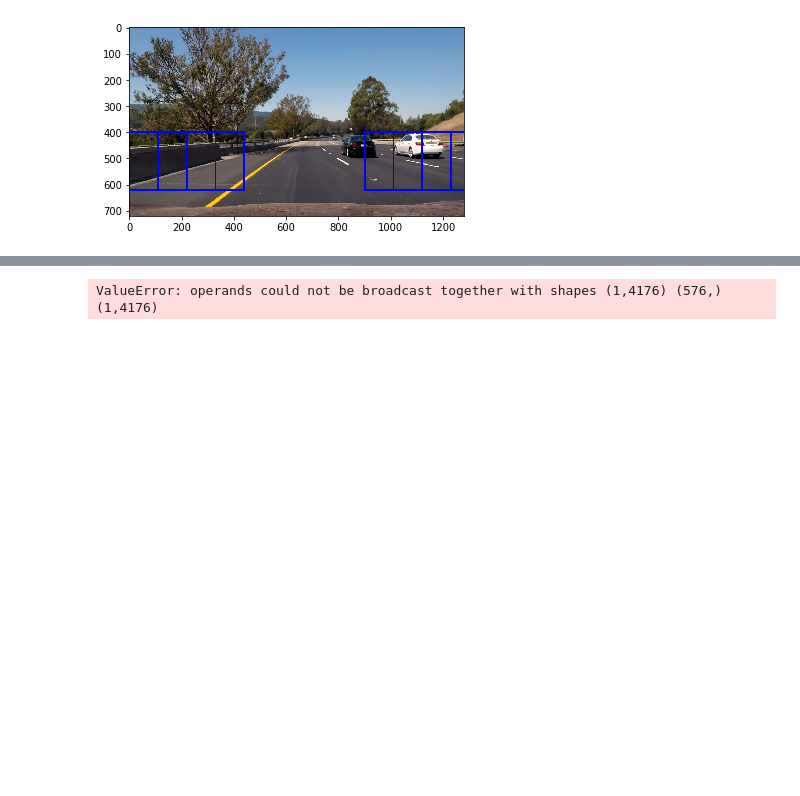
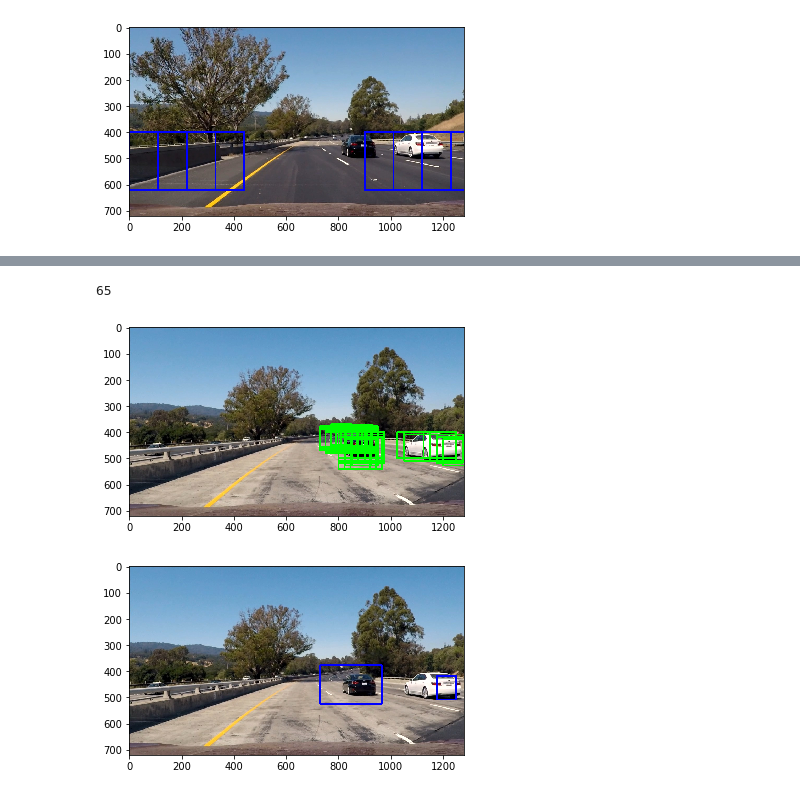
Before and after one commit to ravelantunes/CarND-Vehicle-Detection, a Jupyter notebook: Main.ipynb, the cells around one changed output, grey strips where cells are left out. Cells and saved outputs as stored; diff of their text form; code cells hidden in the pictures; blank space fills up the shorter version.

```diff
--- a/Main.ipynb
+++ b/Main.ipynb
@@ -154,6 +154,8 @@ def extract_features(imgs, color_space='RGB', spatial_size=(32, 32),
         if is_file_path:
             # Read in each one by one
             image = mpimg.imread(file)
+            if '.jpg' in file:
+                image = image.astype(np.float32)/255
         else:
             image = file
 
@@ -249,3 +251,14 @@ for image in car_images:
 print(len(car_images))
 # %% [output]
 17760
+# %%
+# Load training dataset
+car_images = glob.glob('udacity_cleaned/*/*.jpg')
+# cars = []
+# notcars = []
+for image in car_images:
+    if 'not_cars' in image:
+        notcars.append(image)
+    else:
+        cars.append(image)
+print(len(car_images))
@@ -421,7 +478,7 @@ pickle.dump(clf, f)
 f.close()
 # %%
 with open('solid.pickle', 'rb') as f:
-    clf = pickle.load(f)
+    clf2 = pickle.load(f)
 #     pass
 # %%
 def add_heat(heatmap, detected_windows):
@@ -451,33 +508,35 @@ def draw_labeled_bboxes(img, heatmap):
     # Return the image
     return img
 # %%
-img = mpimg.imread('test_images/test4.jpg')
+img = mpimg.imread('test_images/test1.jpg')
 img = img.astype(np.float32)/255
 # img = mpimg.imread('training_data/cars/GTI_Far/image0000.png')
 hot_windows = search_windows(img, windows, clf, X_scaler, color_space=color_space,
                         spatial_size=spatial_size, hist_bins=hist_bins,
                         orient=orient, pix_per_cell=pix_per_cell,
                         cell_per_block=cell_per_block,
                         hog_channel=hog_channel, spatial_feat=spatial_feat,
                         hist_feat=hist_feat, hog_feat=hog_feat)
 print(len(hot_windows))
 drawn = np.copy(img)
 for window in hot_windows:
     drawn = cv2.rectangle(drawn, window[0], window[1], (0,1.0,0), 6)
 #     hot = cv2.resize(img[window[0][1]:window[1][1], window[0][0]:window[1][0]], (64, 64))
 print_image(drawn)
 
 heatmap = np.zeros_like(img)
 heatmap = add_heat(heatmap, hot_windows)
 # print_image(heatmap)
 
-thresholded_heatmap = apply_threshold(heatmap, threshold=1)
+thresholded_heatmap = apply_threshold(heatmap, threshold=3)
 # print_image(thresholded_heatmap)
 
 labeled = draw_labeled_bboxes(img, heatmap)
 print_image(labeled)
 # %% [output]
-ValueError: operands could not be broadcast together with shapes (1,4176) (576,) (1,4176)
+65
+[figure, added]
+[figure, added]
 # %%
 def process_video(img, please_print=False):
     global previous_heatmap
```
Also changed, not shown: parts of 11 cells of this notebook, 1 other file.
